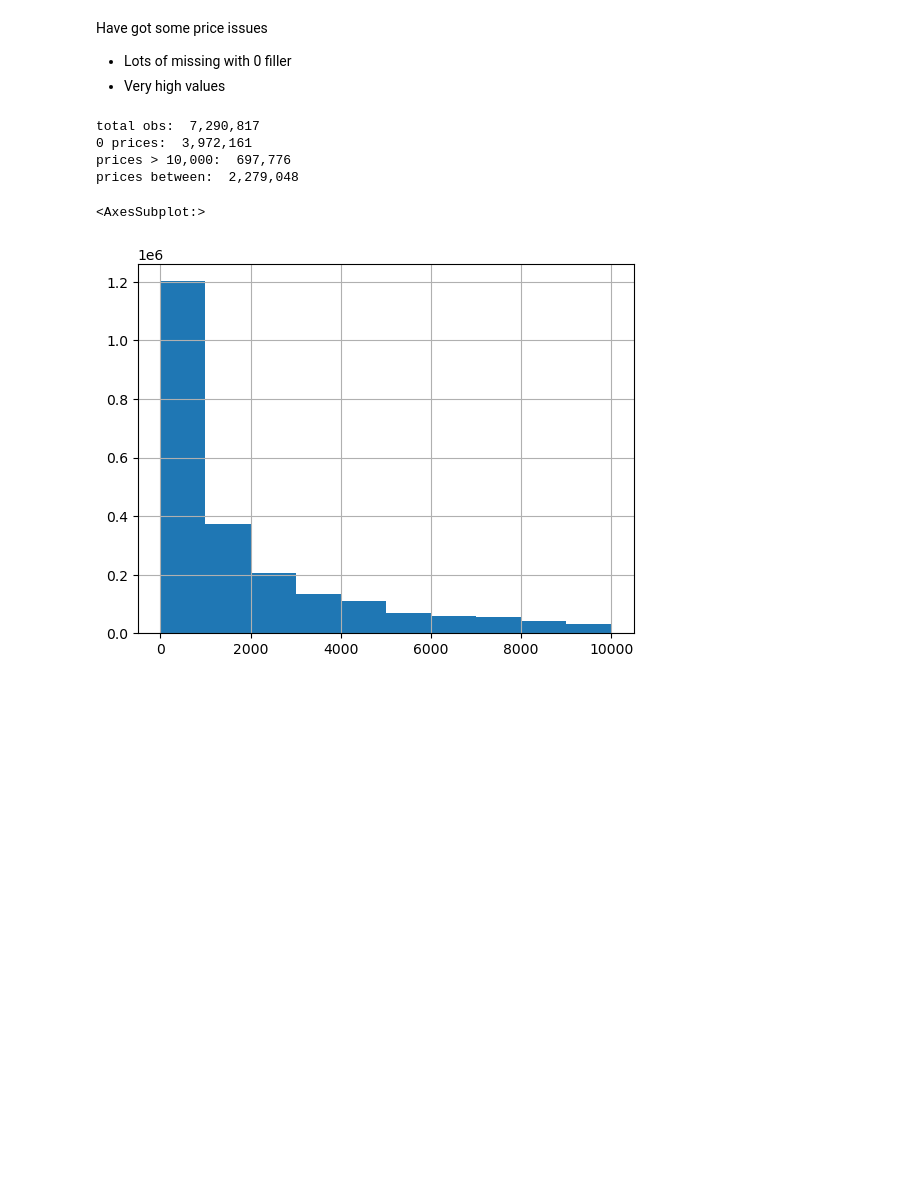
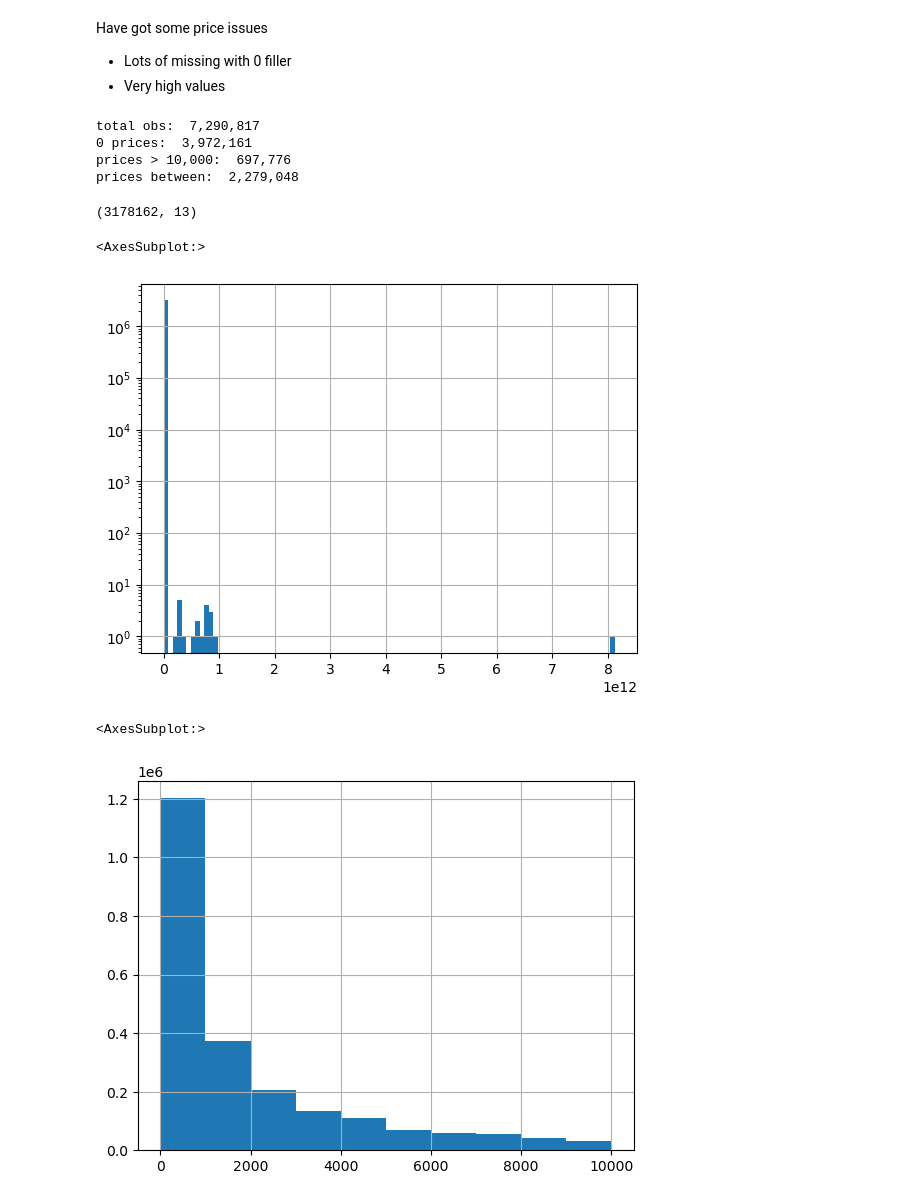
Before and after one commit to sheacon/used_car_pricing, a Jupyter notebook: 0_dataprep_tn.ipynb, the cells around one changed output. Saved outputs shown, nothing was run; the diff lists cells and outputs as text; code cells hidden in the pictures; blank space fills up the shorter version.

```diff
--- a/0_dataprep_tn.ipynb
+++ b/0_dataprep_tn.ipynb
@@ -263,6 +196,17 @@ total obs:  7,290,817
 0 prices:  3,972,161
 prices > 10,000:  697,776
 prices between:  2,279,048
+# %%
+df = df[df['price'] > 0.1]
+df.shape
+# %% [output]
+(3178162, 13)
+# %%
+# price histogram on log scale
+df['price'].hist(bins=100, log=True)
+# %% [output]
+<AxesSubplot:>
+[figure, added]
 # %%
 # hist prices between $0.1 and $10,000
 df[((df['price'] > 0.1) & (df['price'] < 10000))]['price'].hist()
```
Also changed, not shown: parts of 32 cells of this notebook, 1 other file.
